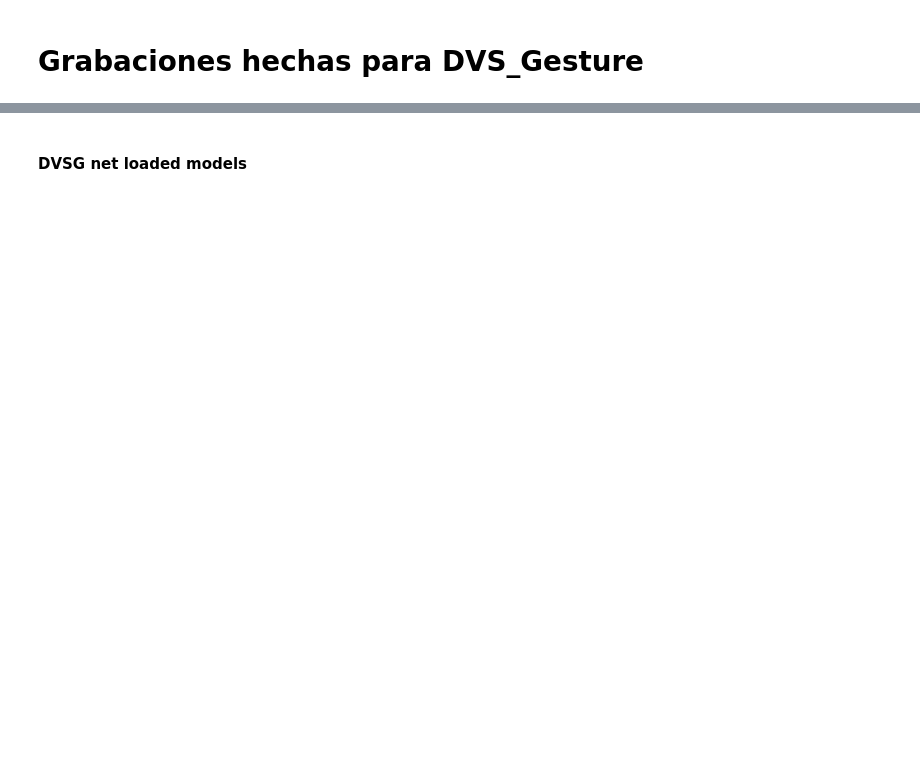
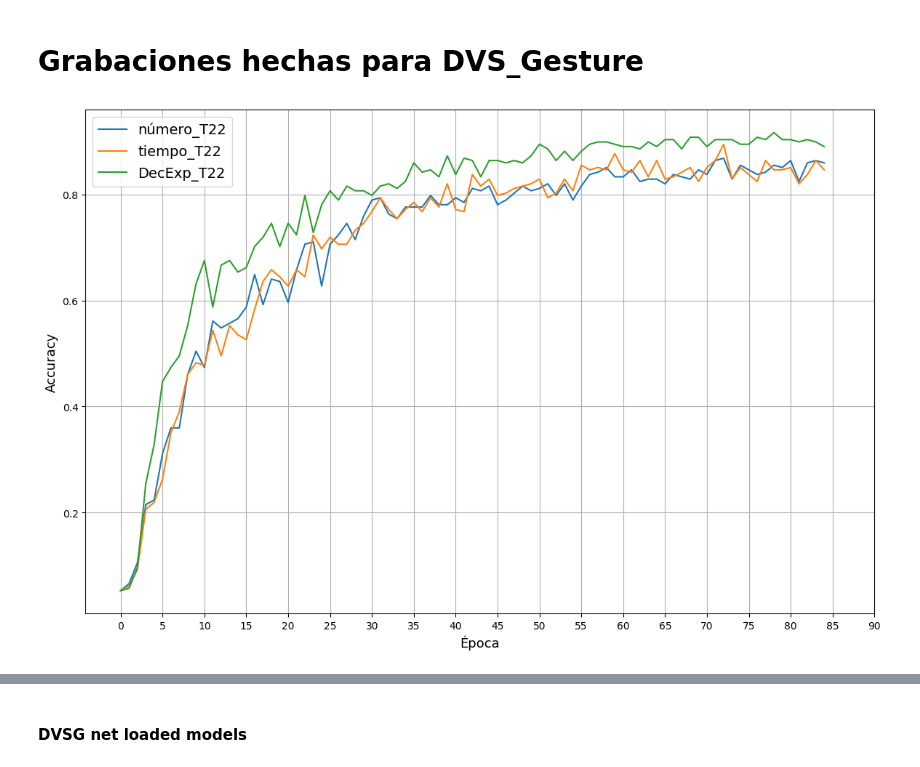
Before and after one commit to marcosesgonz/SNN_VisProc, a Jupyter notebook: src/Executions.ipynb, the cells around one changed output, grey strips where cells are left out. Saved outputs shown, nothing was run; the diff lists cells and outputs as text; code cells hidden in the pictures; blank space fills up the shorter version.

```diff
--- a/src/Executions.ipynb
+++ b/src/Executions.ipynb
@@ -1,2 +1,21 @@
 # %% [markdown]
 # Grabaciones hechas para DVS_Gesture
+# %%
+import pandas as pd
+import matplotlib.pyplot as plt
+import numpy as np
+k = pd.read_csv('/Users/marcosesquivelgonzalez/Downloads/ExperimentosTFM.csv')
+k = k[['Step','Animals_b2_bytime_T22 - test_acc','Animals_b2_bynumber_T22 - test_acc','Animals_b2_byexpdecay_T22_exp1(?) - test_acc']]
+
+plt.figure(figsize=(14,9))
+plt.plot(k['Step'],k['Animals_b2_bytime_T22 - test_acc'],label = 'número_T22')
+plt.plot(k['Step'],k['Animals_b2_bynumber_T22 - test_acc'],label = 'tiempo_T22')
+plt.plot(k['Step'],k['Animals_b2_byexpdecay_T22_exp1(?) - test_acc'],label = 'DecExp_T22')
+plt.grid()
+plt.xlabel('Época',fontsize=13)
+plt.xticks(np.arange(0,95,5))
+plt.ylabel('Accuracy',fontsize = 13)
+plt.legend(fontsize=14)
+plt.show()
+# %% [output]
+[figure, added]
```
Also changed, not shown: parts of 7 cells of this notebook, 6 other files.
